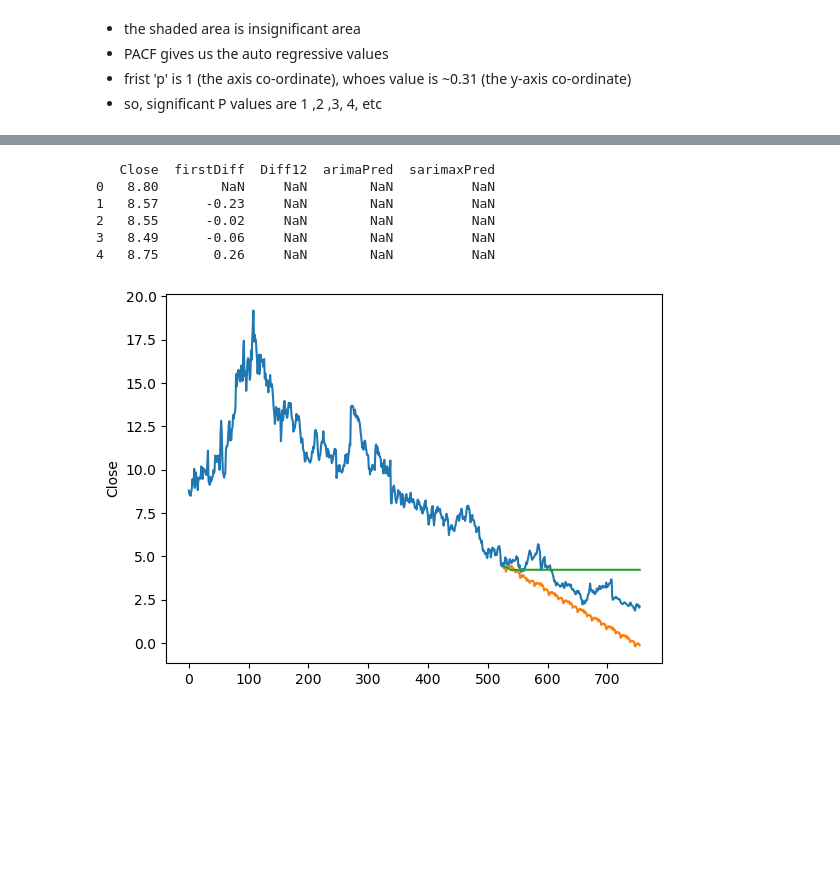
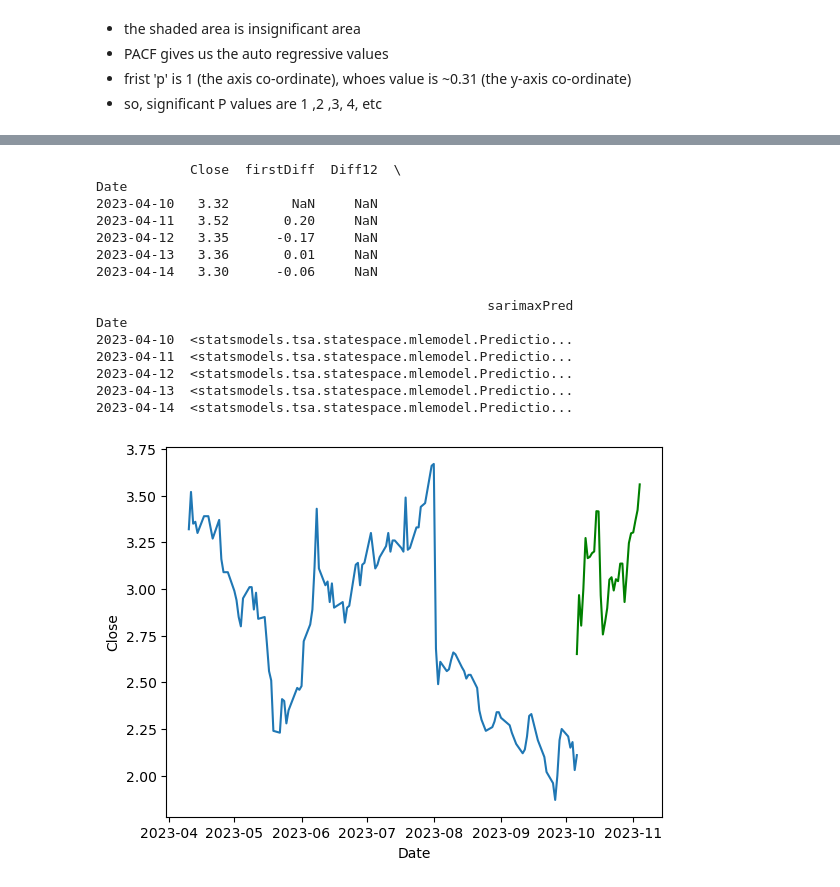
Before and after one commit to Puneet681/CDAC-PG-DAI, a Jupyter notebook: data analytics/Personal/stocks.ipynb, the cells around one changed output, grey strips where cells are left out. Drawn from its saved outputs; the diff is of its cells as text; code cells hidden in the pictures; blank space fills up the shorter version.

```diff
--- a/data analytics/Personal/stocks.ipynb
+++ b/data analytics/Personal/stocks.ipynb
@@ -45,5 +51,5 @@ memory usage: 17.8+ KB
 # %%
-df['Date'] = pd.to_datetime(dft['date'].astype(str)+'-'+dft['month'].astype(str)+'-'+dft['year'].astype(str)) # feature type is not datetime
+df['Date'] = pd.to_datetime(dft['date'].astype(str)+'-'+dft['month'].astype(str)+'-'+dft['year'].astype(str),dayfirst=True,infer_datetime_format=True) # feature type is not datetime
 print(df.info())
 # %% [output]
 <class 'pandas.core.frame.DataFrame'>
@@ -380,15 +398,18 @@ train = tcs[:round(len(tcs)*70/100)] # Take the first 70% data
 test = tcs[round(len(tcs)*70/100):] # Take the last 30% data, starting from 71%
 
 # First ARIMA prediction
-model = ARIMA(train['Close'],order=(3,1,3)) # Parameters: p, d, q
-model_fit = model.fit()
-prediction = model_fit.predict(start=test.index[0],end=test.index[-1])
-tcs['arimaPred'] = prediction
+# model = ARIMA(train['Clorediction = model_fit.predict(start=test.index[0],end=test.index[-1])
+# tcs['sarimaxPred'] = prediction
+# print(tcs.tail()),order=(3,1,3)) # Parameters: p, d, q
+# model_fit = model.fit()
+# prediction = model_fit.predict(start=test.index[0],end=test.index[-1])
+# tcs['arimaPred'] = prediction
 
 # Now SARIMAX prediction
-model = SARIMAX(train['Close'],order=(3,1,3),seasonal_order=(2,1,2,60))
+model = SARIMAX(train['Close'],order=(1,1,1),seasonal_order=(3,1,5,10))
 model_fit = model.fit()
-prediction = model_fit.predict(start=test.index[0],end=test.index[-1])
+# prediction = model_fit.predict(start=test.index[1],end=test.index[-1])
+prediction = model_fit.get_forecast(steps = 30 , exog = df.iloc[-30:]['Close'])
 tcs['sarimaxPred'] = prediction
 print(tcs.tail())
 # %% [output]
@@ -396,21 +468,31 @@ KeyboardInterrupt:
 # %%
 # Data looks better
 
 # Plot
 tcs.dropna()
 print(tcs.head())
 sns.lineplot(data=tcs,x=tcs.index,y='Close')
-sns.lineplot(data=tcs,x=tcs.index,y='sarimaxPred')
-sns.lineplot(data=tcs,x=tcs.index,y='arimaPred')
+plt.plot(pd.date_range(start = df.index[-1],periods = 30 , freq = 'd'),prediction.predicted_mean , label = "test",color = 'Green')
+# sns.lineplot(data=tcs,x=tcs.index,y='sarimaxPred')
+# sns.lineplot(data=tcs,x=tcs.index,y='arimaPred')
 plt.show()
 # %% [output]
-   Close  firstDiff  Diff12  arimaPred  sarimaxPred
-0   8.80        NaN     NaN        NaN          NaN
-1   8.57      -0.23     NaN        NaN          NaN
-2   8.55      -0.02     NaN        NaN          NaN
-3   8.49      -0.06     NaN        NaN          NaN
-4   8.75       0.26     NaN        NaN          NaN
+            Close  firstDiff  Diff12  \
+Date
+2023-04-10   3.32        NaN     NaN
+2023-04-11   3.52       0.20     NaN
+2023-04-12   3.35      -0.17     NaN
+2023-04-13   3.36       0.01     NaN
+2023-04-14   3.30      -0.06     NaN
+
+                                                  sarimaxPred
+Date
+2023-04-10  <statsmodels.tsa.statespace.mlemodel.Predictio...
+2023-04-11  <statsmodels.tsa.statespace.mlemodel.Predictio...
+2023-04-12  <statsmodels.tsa.statespace.mlemodel.Predictio...
+2023-04-13  <statsmodels.tsa.statespace.mlemodel.Predictio...
+2023-04-14  <statsmodels.tsa.statespace.mlemodel.Predictio...
-[figure, old version]
+[figure, new version]
 # %%
 # Compared to ARIMA, SARIMAX is much better
 
```
Also changed, not shown: parts of 27 cells of this notebook, 13 other files.
